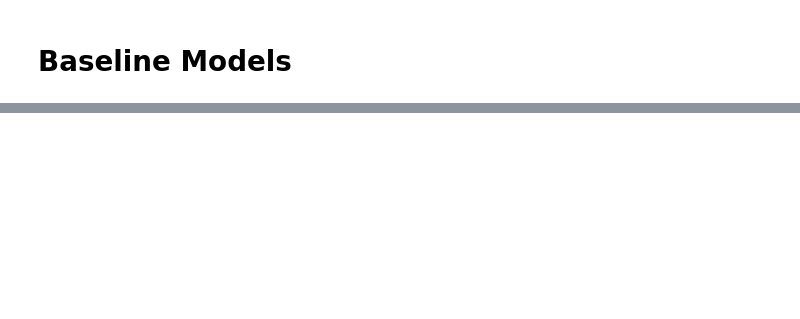
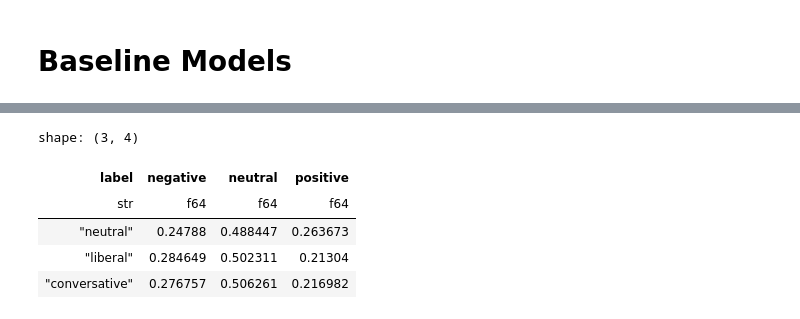
Before and after one commit to PaulTerrasi/Political-Signaling-Sentiment-Analysis, a Jupyter notebook: src/modeling/baseline.ipynb, the cells around one changed output, grey strips where cells are left out. Saved outputs shown, nothing was run; the diff lists cells and outputs as text; code cells hidden in the pictures; blank space fills up the shorter version.

```diff
--- a/src/modeling/baseline.ipynb
+++ b/src/modeling/baseline.ipynb
@@ -142,0 +142,9 @@ tst.with_columns([
+# %%
+train.group_by(["label"]).agg(pl.col("negative").mean(), pl.col("neutral").mean(), pl.col("positive").mean())
+# %% [output]
+shape: (3, 4)
+| label | negative | neutral | positive |
+| str | f64 | f64 | f64 |
+| "neutral" | 0.24788 | 0.488447 | 0.263673 |
+| "liberal" | 0.284649 | 0.502311 | 0.21304 |
+| "conversative" | 0.276757 | 0.506261 | 0.216982 |
```
Also changed, not shown: parts of 15 cells of this notebook.
